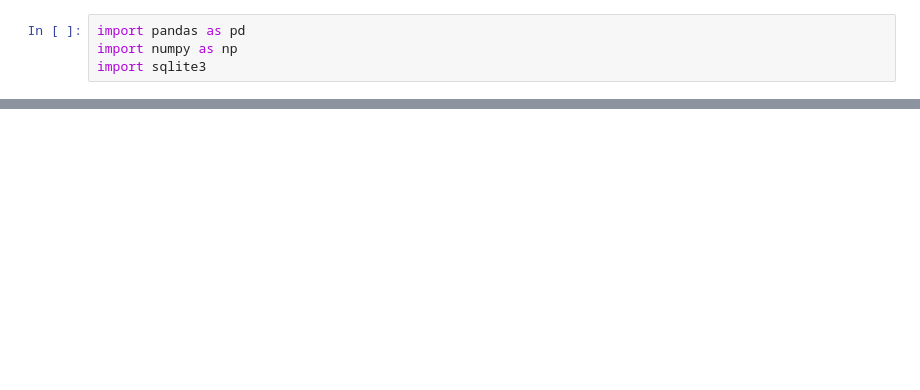
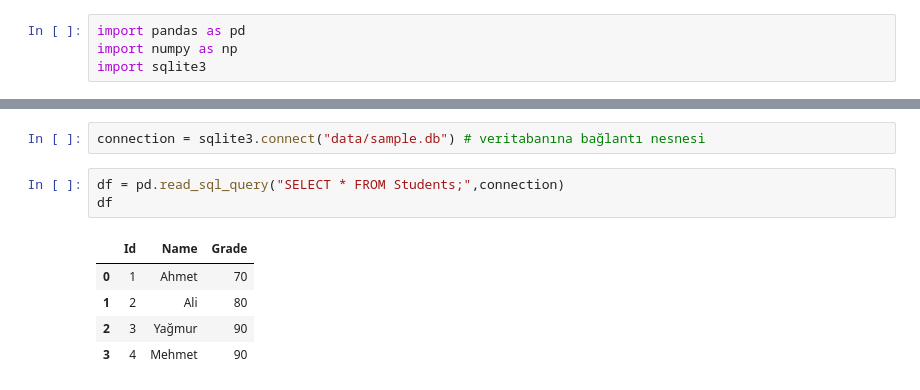
Before and after one commit to mhmtdmr/3401_23, a Jupyter notebook: 4 - pandas.ipynb, the cells around one changed output, grey strips where cells are left out. Drawn from its saved outputs; the diff is of its cells as text; blank space fills up the shorter version.

```diff
--- a/4 - pandas.ipynb
+++ b/4 - pandas.ipynb
@@ -9,0 +85,11 @@ FileNotFoundError: [Errno 2] No such file or directory: 'data/sample.csv'
+# %%
+connection = sqlite3.connect("data/sample.db") # veritabanına bağlantı nesnesi
+# %%
+df = pd.read_sql_query("SELECT * FROM Students;",connection)
+df
+# %% [output]
+|  | Id | Name | Grade |
+| 0 | 1 | Ahmet | 70 |
+| 1 | 2 | Ali | 80 |
+| 2 | 3 | Yağmur | 90 |
+| 3 | 4 | Mehmet | 90 |
```
Also changed, not shown: parts of 8 cells of this notebook, 2 other files.
